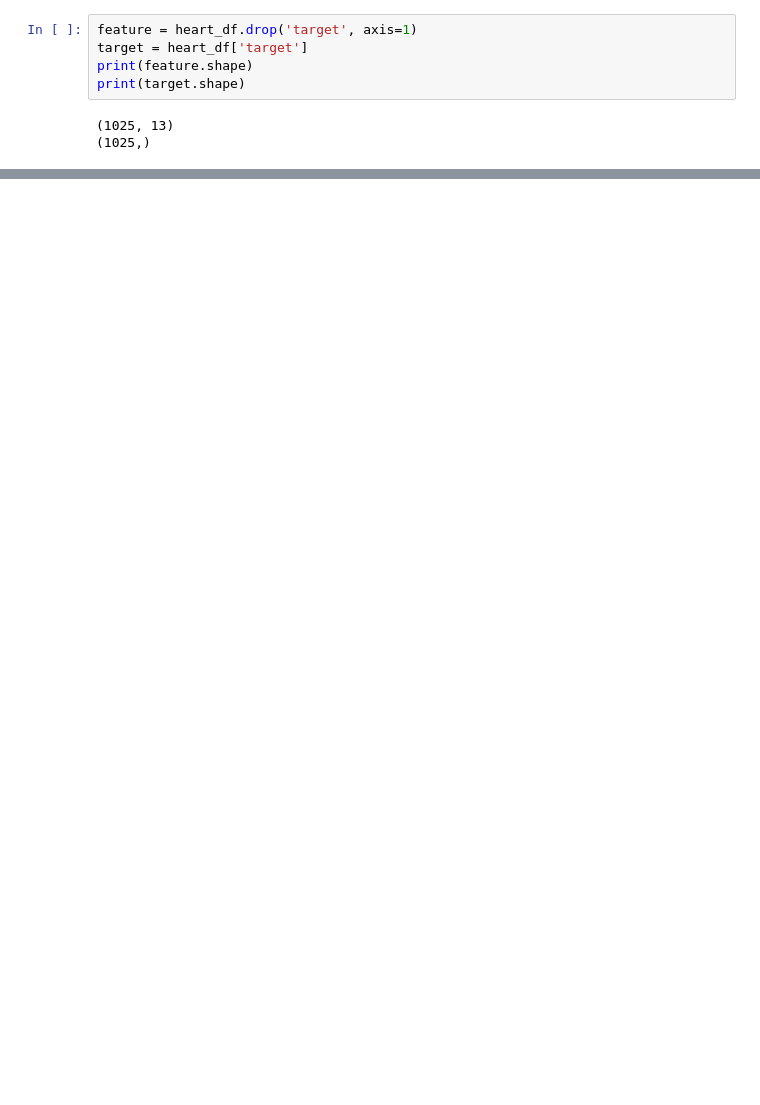
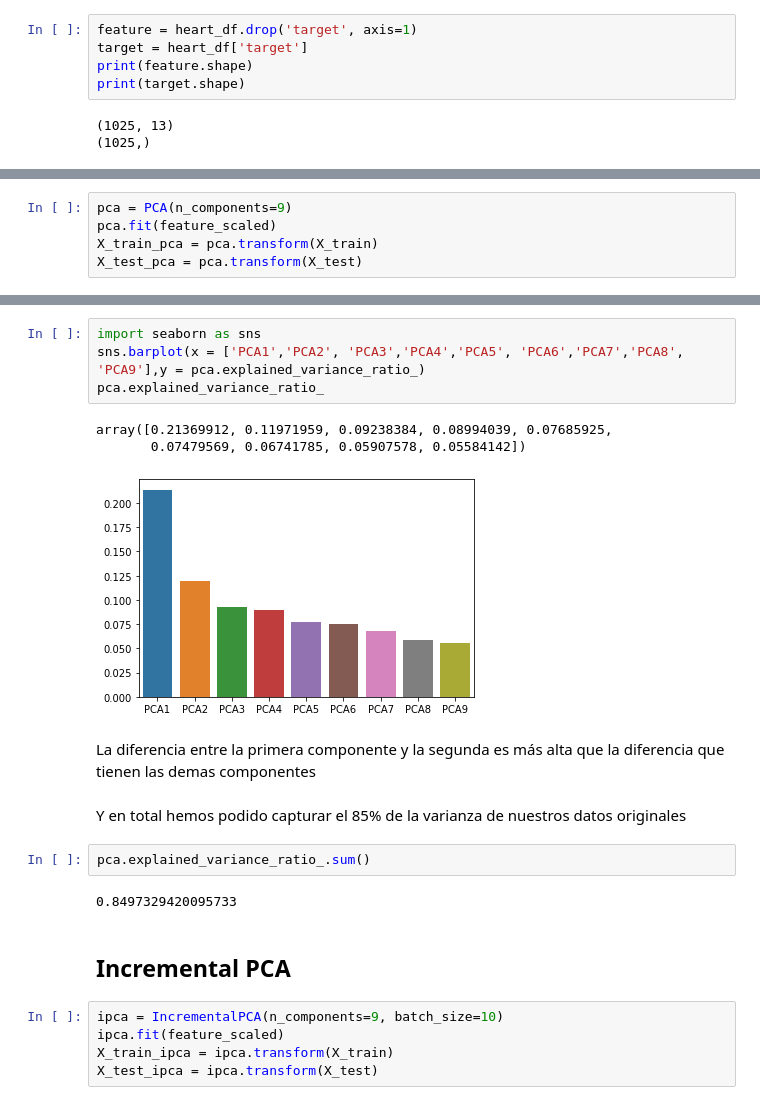
Before and after one commit to danieldhats7/learn_sklearn, a Jupyter notebook: 00_heart.ipynb, the cells around one changed output, grey strips where cells are left out. Cells and saved outputs as stored; diff of their text form; blank space fills up the shorter version.

```diff
--- a/00_heart.ipynb
+++ b/00_heart.ipynb
@@ -86,0 +93,5 @@ array([[<AxesSubplot:xlabel='age', ylabel='age'>,
+# %%
+pca = PCA(n_components=9)
+pca.fit(feature_scaled)
+X_train_pca = pca.transform(X_train)
+X_test_pca = pca.transform(X_test)
@@ -86,0 +116,23 @@ array([[<AxesSubplot:xlabel='age', ylabel='age'>,
+# %%
+import seaborn as sns
+sns.barplot(x = ['PCA1','PCA2', 'PCA3','PCA4','PCA5', 'PCA6','PCA7','PCA8', 'PCA9'],y = pca.explained_variance_ratio_)
+pca.explained_variance_ratio_
+# %% [output]
+array([0.21369912, 0.11971959, 0.09238384, 0.08994039, 0.07685925,
+       0.07479569, 0.06741785, 0.05907578, 0.05584142])
+[figure, added]
+# %% [markdown]
+La diferencia entre la primera componente y la segunda es más alta que la diferencia que tienen las demas componentes
+# %% [markdown]
+Y en total hemos podido capturar el 85% de la varianza de nuestros datos originales
+# %%
+pca.explained_variance_ratio_.sum()
+# %% [output]
+0.8497329420095733
+# %% [markdown]
+## Incremental PCA
+# %%
+ipca = IncrementalPCA(n_components=9, batch_size=10)
+ipca.fit(feature_scaled)
+X_train_ipca = ipca.transform(X_train)
+X_test_ipca = ipca.transform(X_test)
```
Also changed, not shown: parts of 22 cells of this notebook, 1 other file.
